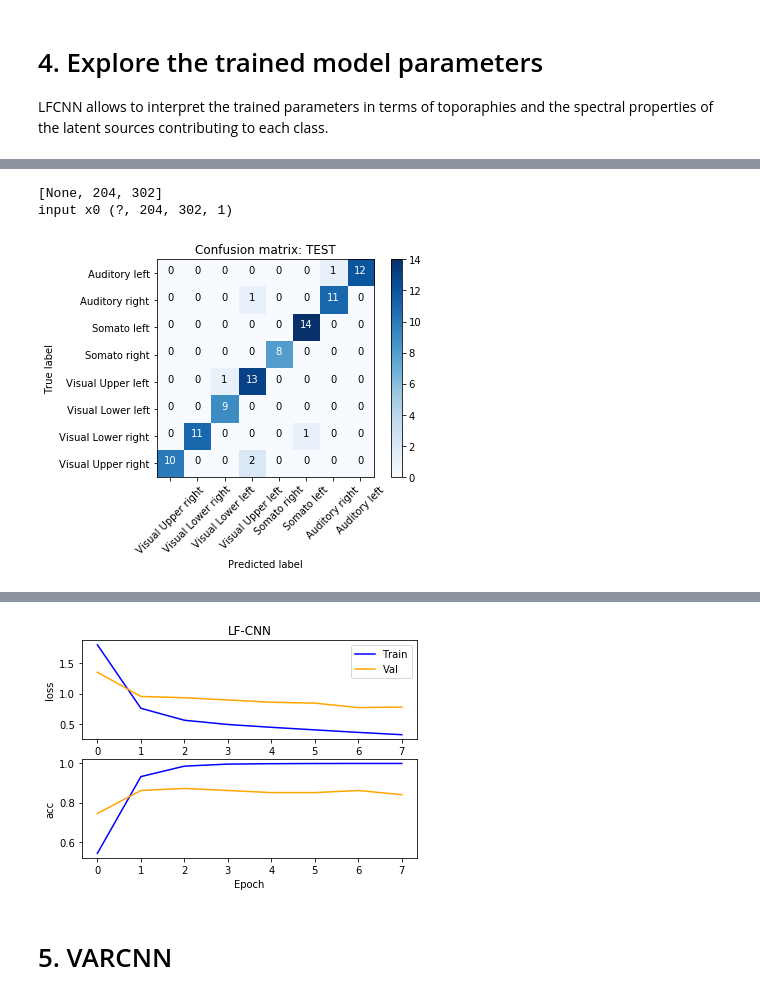
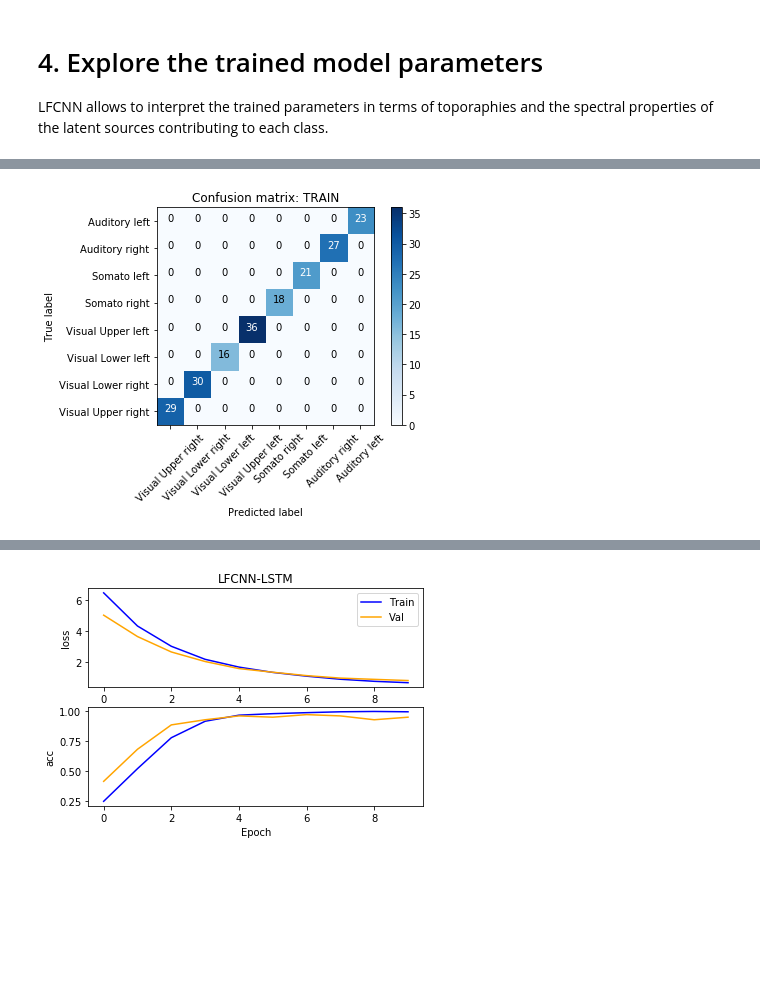
Before and after one commit to zubara/mneflow, a Jupyter notebook: examples/keras_mneflow_example.ipynb, the cells around one changed output, grey strips where cells are left out. Cells and saved outputs as stored; diff of their text form; code cells hidden in the pictures; blank space fills up the shorter version.

```diff
--- a/examples/keras_mneflow_example.ipynb
+++ b/examples/keras_mneflow_example.ipynb
@@ -243,0 +205,39 @@ Maximum spearman r * weight: 0.04427839757827275
+# %%
+# specify model parameters
+graph_specs = dict(n_ls=64,  # number of latent factors
+                   filter_length=17,  # convolutional filter length
+                   pooling=5,  # convlayer pooling factor
+                   stride=5,  # stride parameter for pooling layer
+                   padding='SAME',
+                   dropout=.5,
+                   nonlin=tf.nn.relu,
+                   pool_type='max',
+                   y_shape=meta['y_shape'],
+                   model_path = import_opt['savepath'],  # not used at the moment
+                   # regularization parameters
+                   l1=3e-4,
+                   l2=0,
+                   # LSTM parameters
+                   rnn_units=np.prod(meta['y_shape']),
+                   rnn_dropout=0.0,
+                   rnn_nonlin='tanh',
+                   rnn_rec_nonlin='tanh',
+                   rnn_forget_bias=True,
+                   rnn_seq=True,
+                   unroll=False)
+
+model = keras_models.LFLSTM(graph_specs, dataset)
+
+#specify optimizer parmeters
+optim = tf.keras.optimizers.Adam(learning_rate=3e-4)
+loss_f = tf.compat.v1.losses.softmax_cross_entropy
+
+# % builtin
+model.compile(loss=loss_f, optimizer=optim, metrics=['accuracy'])
+stop_early = tf.keras.callbacks.EarlyStopping(monitor='val_loss', min_delta=1e-6, patience=1)
+
+#train the model
+history = model.fit(dataset.train, validation_data=dataset.val, epochs=10, steps_per_epoch=200,
+                    validation_steps=1, callbacks=[stop_early], verbose=1)
+
+model.summary()
@@ -244,12 +267,10 @@ Maximum spearman r * weight: 0.04427839757827275
 # %%
 #Plotting the confusion matrix allows to identify analyze whether cetrain classes
 #are systematically harder to classify
-f2 = keras_models.plot_cm(model, dataset, steps=1, class_names=condition_names)
+f2 = model.plot_cm(dataset, dset='train', steps=1, class_names=condition_names)
 # %% [output]
-[None, 204, 302]
-input x0 (?, 204, 302, 1)
-[figure, old version]
+[figure, new version]
 # %%
 results = model.evaluate(dataset.test, steps=1, verbose=1)
-plot_history_v2(history, title=model.name.upper(), nepochs=0, nend=None)
+model.plot_history()
 # %% [output]
@@ -257,3 +278 @@ plot_history_v2(history, title=model.name.upper(), nepochs=0, nend=None)
-[figure, old version]
+[figure, new version]
-# %% [markdown]
-# 5. VARCNN
```
Also changed, not shown: parts of 19 cells of this notebook, 4 other files.
